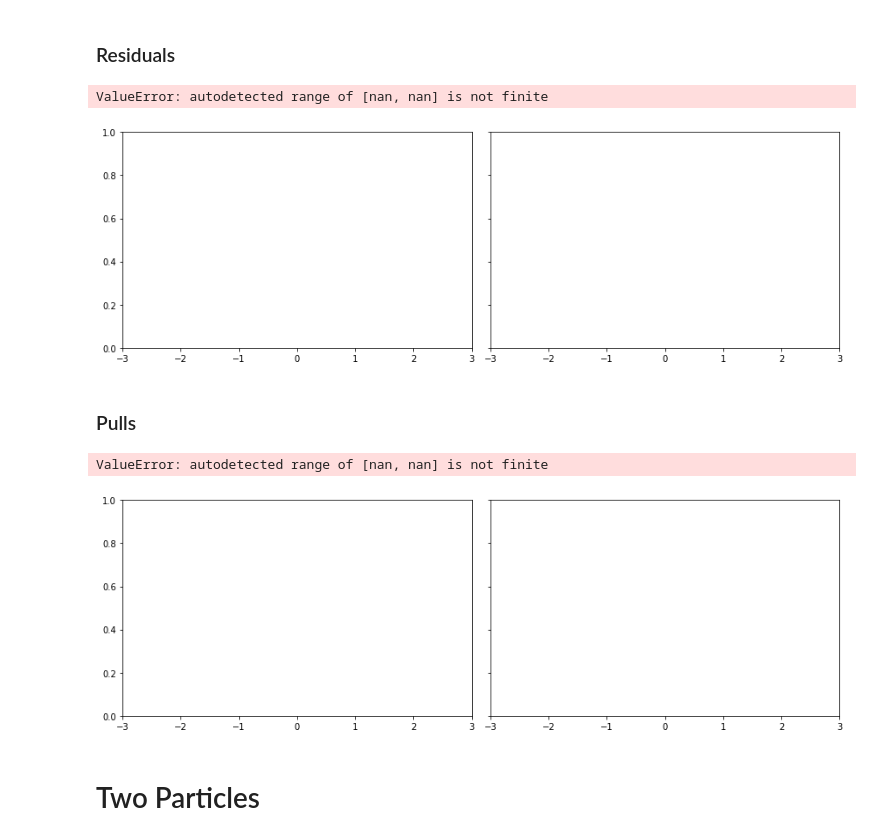
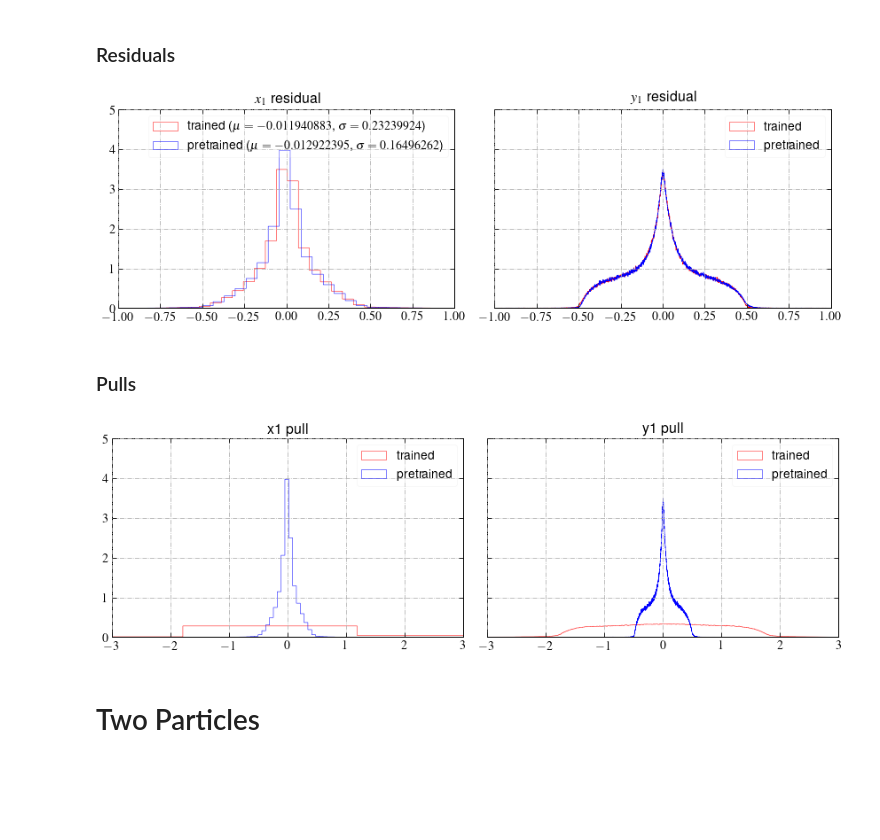
Before and after one commit to Chkoda/pixel-mdn-training-tensorflow, a Jupyter notebook: MDN_Evaluation.ipynb, the cells around one changed output. Saved outputs shown, nothing was run; the diff lists cells and outputs as text; code cells hidden in the pictures; blank space fills up the shorter version.

Commit message:
Updated histograms in MDN_eval

```diff
--- a/MDN_Evaluation.ipynb
+++ b/MDN_Evaluation.ipynb
@@ -57,3 +54,8 @@ array([nan, nan, nan, ..., nan, nan, nan])
+# %%
+trained_pred_mean_mean_x = np.average(pred_mean_trained[:,0])
+trained_pred_mean_mean_y = np.average(pred_mean_trained[:,1])
+trained_pred_std_mean_x = np.average(pred_std_trained[:,0])
+trained_pred_std_mean_y = np.average(pred_std_trained[:,1])
 # %% [markdown]
 #### Elham's Pre-Trained Model
 # %%
@@ -63,26 +63,36 @@ ValueError: Shapes (100, 80) and (100, 50) are incompatible
+# %%
+pretrained_pred = trained_model.predict(x_valid)
+# %%
+pred_mean_pretrained = pretrained_pred[:,1:3]
+pred_std_pretrained = 1/np.sqrt(pretrained_pred[:,3:5])
+# %%
+pretrained_pred_mean_mean_x = np.average(pred_mean_pretrained[:,0])
+pretrained_pred_mean_mean_y = np.average(pred_mean_pretrained[:,1])
+pretrained_pred_std_mean_x = np.average(pred_std_pretrained[:,0])
+pretrained_pred_std_mean_y = np.average(pred_std_pretrained[:,1])
 # %% [markdown]
 ### Residuals
 # %%
 nbins=10000
 nparticles = int(pred_mean_trained.shape[1]/2)
 fig, ax = plt.subplots(nparticles, 2, sharey=True,sharex=True, tight_layout=True, figsize=[12,4*nparticles])
-ax[0].set_xlim([-3,3])
-ax[0].hist(pred_mean_trained[:,0] - y_valid[:,0], bins=nbins, density=True, histtype='step', color='r', alpha=0.5)
-#ax[0].hist(pred_mean_pretrained[:,0] - y_valid[:,0], bins=nbins, density=True, histtype='step', color='b', alpha=0.5)
+ax[0].set_xlim([-1,1])
+ax[0].hist(pred_mean_trained[:,0] - y_valid[:,0], bins=nbins, density=True, histtype='step', color='r')
+ax[0].hist(pred_mean_pretrained[:,0] - y_valid[:,0], bins=nbins, density=True, histtype='step', color='b')
 ax[0].grid(True, linestyle='-.')
-ax[0].title.set_text('x1 residual')
-#ax[0].legend(['trained', 'pretrained'])
-ax[1].hist(pred_mean_trained[:,1] - y_valid[:,1], bins=nbins, density=True, histtype='step', color='r', alpha=0.5)
-#ax[1].hist(pred_mean_pretrained[:,1] - y_valid[:,1], bins=nbins, density=True, histtype='step', color='b', alpha=0.5)
+ax[0].title.set_text('$x_1$ residual')
+ax[0].legend(['trained ($\mu = '+str(trained_pred_mean_mean_x)+'$, $\sigma = '+str(trained_pred_std_mean_x)+'$)',
+              'pretrained ($\mu = '+str(pretrained_pred_mean_mean_x)+'$, $\sigma = '+str(pretrained_pred_std_mean_x)+'$)'])
+ax[1].hist(pred_mean_trained[:,1] - y_valid[:,1], bins=nbins, density=True, histtype='step', color='r')
+ax[1].hist(pred_mean_pretrained[:,1] - y_valid[:,1], bins=nbins, density=True, histtype='step', color='b')
 ax[1].grid(True, linestyle='-.')
-ax[1].title.set_text('y1 residual')
-#ax.legend(['trained', 'pretrained'])
+ax[1].title.set_text('$y_1$ residual')
+ax[1].legend(['trained', 'pretrained'])
 plt.savefig('1particleResiduals.png')
 plt.show()
 plt.close()
 # %% [output]
-ValueError: autodetected range of [nan, nan] is not finite
-[figure, old version]
+[figure, new version]
 # %% [markdown]
 ### Pulls
 # %%
@@ -90,22 +100,21 @@ nbins=10000
 nparticles = int(pred_mean_trained.shape[1]/2)
 fig, ax = plt.subplots(nparticles, 2, sharey=True,sharex=True, tight_layout=True, figsize=[12,4*nparticles])
 ax[0].set_xlim([-3,3])
-ax[0].hist((pred_mean_trained[:,0] - y_valid[:,0])/pred_std_trained[:,0], bins=nbins, density=True, histtype='step', color='r', alpha=0.5)
-#ax[0].hist(pred_mean_pretrained[:,0] - y_valid[:,0], bins=nbins, density=True, histtype='step', color='b', alpha=0.5)
+ax[0].hist((pred_mean_trained[:,0] - y_valid[:,0])/pred_std_trained[:,0], bins=nbins, density=True, histtype='step', color='r',)
+ax[0].hist(pred_mean_pretrained[:,0] - y_valid[:,0], bins=nbins, density=True, histtype='step', color='b')
 ax[0].grid(True, linestyle='-.')
 ax[0].title.set_text('x1 pull')
-#ax[0].legend(['trained', 'pretrained'])
-ax[1].hist((pred_mean_trained[:,1] - y_valid[:,1])/pred_std_pretrained[:,1], bins=nbins, density=True, histtype='step', color='r', alpha=0.5)
-#ax[1].hist(pred_mean_pretrained[:,1] - y_valid[:,1], bins=nbins, density=True, histtype='step', color='b', alpha=0.5)
+ax[0].legend(['trained', 'pretrained'])
+ax[1].hist((pred_mean_trained[:,1] - y_valid[:,1])/pred_std_pretrained[:,1], bins=nbins, density=True, histtype='step', color='r')
+ax[1].hist(pred_mean_pretrained[:,1] - y_valid[:,1], bins=nbins, density=True, histtype='step', color='b')
 ax[1].grid(True, linestyle='-.')
 ax[1].title.set_text('y1 pull')
-#ax.legend(['trained', 'pretrained'])
+ax[1].legend(['trained', 'pretrained'])
 plt.savefig('1particlePulls.png')
 plt.show()
 plt.close()
 # %% [output]
-ValueError: autodetected range of [nan, nan] is not finite
-[figure, old version]
+[figure, new version]
 # %% [markdown]
 # Two Particles
 # %%
```
Also changed, not shown: parts of 8 cells of this notebook, 12 other files.
